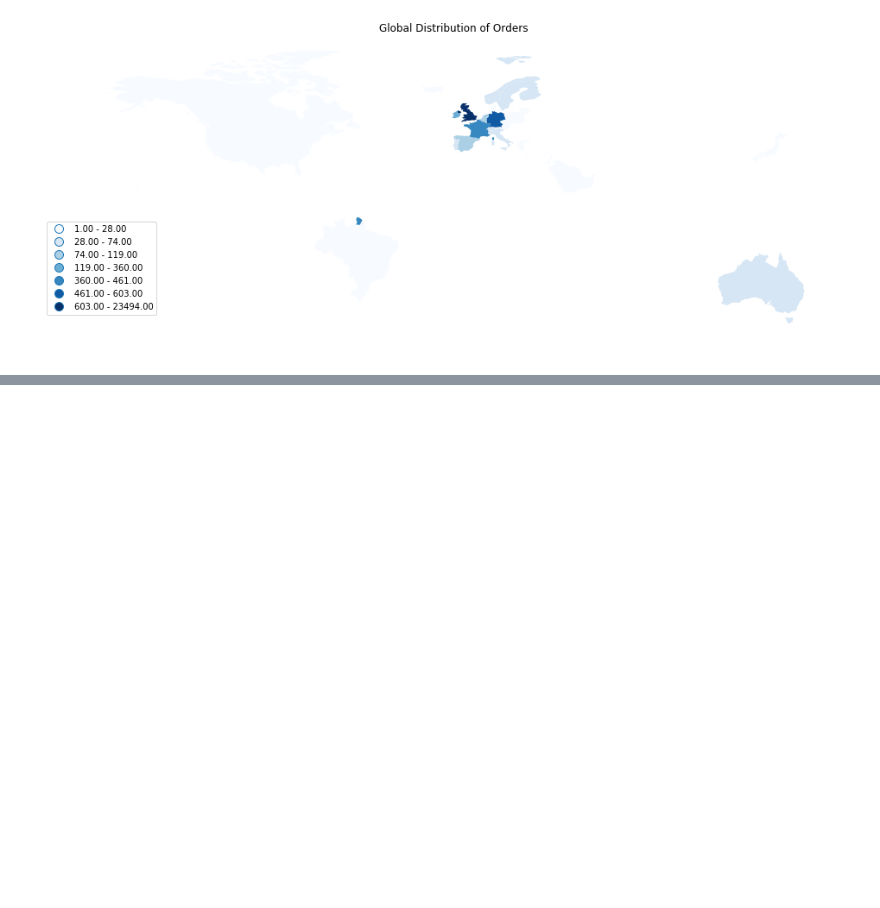
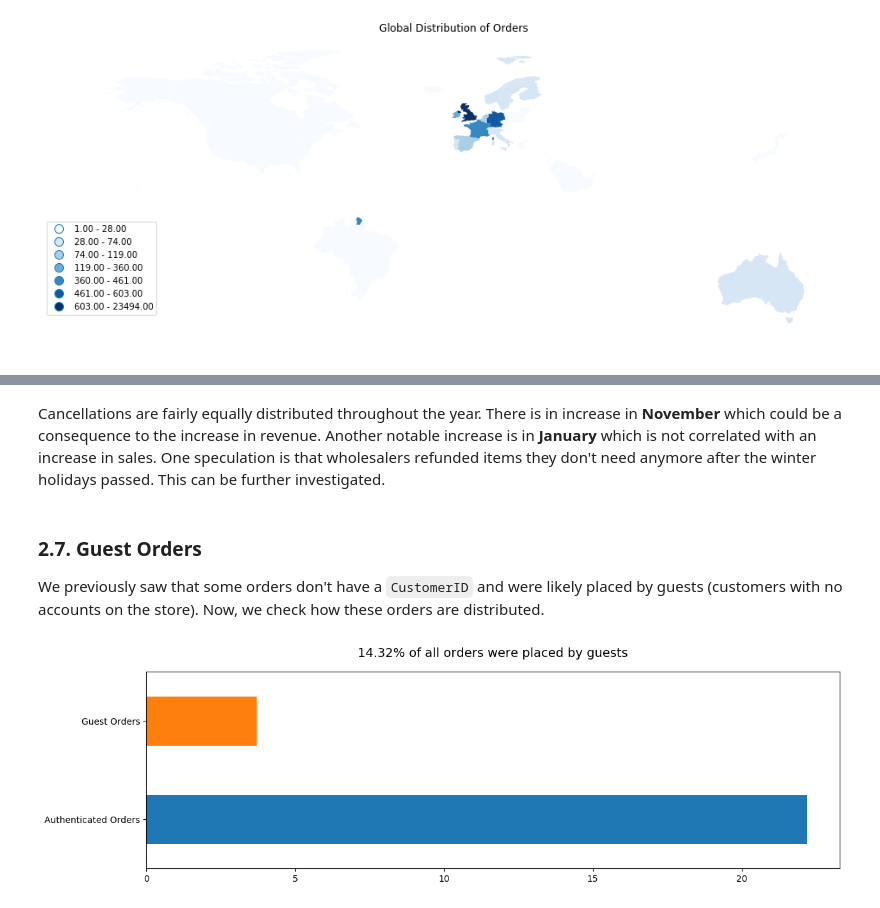
Before and after one commit to romeoc/tales, a Jupyter notebook: ecommerce/Online Retail – Customer Segmentation & Recommender System.ipynb, the cells around one changed output, grey strips where cells are left out. Cells and saved outputs as stored; diff of their text form; code cells hidden in the pictures; blank space fills up the shorter version.

```diff
--- a/ecommerce/Online Retail – Customer Segmentation & Recommender System.ipynb
+++ b/ecommerce/Online Retail – Customer Segmentation & Recommender System.ipynb
@@ -277,0 +340,16 @@ ax.get_legend().set_bbox_to_anchor((.12, .4))
+# %% [markdown]
+Cancellations are fairly equally distributed throughout the year. There is in increase in **November** which could be a consequence to the increase in revenue. Another notable increase is in **January** which is not correlated with an increase in sales. One speculation is that wholesalers refunded items they don't need anymore after the winter holidays passed. This can be further investigated.
+# %% [markdown]
+### 2.7. Guest Orders
+We previously saw that some orders don't have a `CustomerID` and were likely placed by guests (customers with no accounts on the store). Now, we check how these orders are distributed.
+# %%
+guest_orders_count = orders[orders.CustomerID.isnull()].shape[0]
+order_types = pd.DataFrame({'Orders': [(orders.shape[0] - guest_orders_count) / 1000, guest_orders_count / 1000]},
+                           index=['Authenticated Orders', 'Guest Orders'])
+
+title = "%.2f%% of all orders were placed by guests" % (guest_orders_count / orders.shape[0] * 100)
+ax = order_types.plot(kind='barh', stacked=True, y='Orders', title=title, figsize=(14, 4), legend=False)
+ax.title.set_position([.5, 1.05])
+ax.title.set_size(14)
+# %% [output]
+[figure, added]
```
Also changed, not shown: parts of 24 cells of this notebook.
